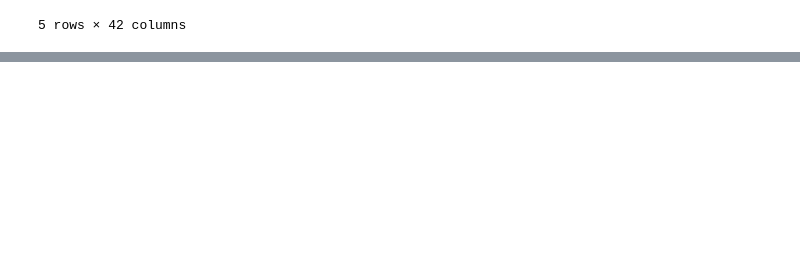
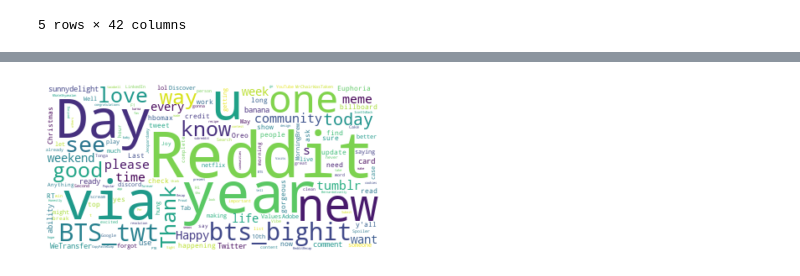
Before and after one commit to ginelledsouza/Twitter_API, a Jupyter notebook: Twitter Analysis.ipynb, the cells around one changed output, grey strips where cells are left out. Saved outputs shown, nothing was run; the diff lists cells and outputs as text; code cells hidden in the pictures; blank space fills up the shorter version.

Commit message:
Analysis

```diff
--- a/Twitter Analysis.ipynb
+++ b/Twitter Analysis.ipynb
@@ -88,0 +91,12 @@ user_analysis['Average Tweets'].plot(kind='bar',colormap=colors[value])
+# %%
+value = randint(0, len(colors)-1)
+
+user_analysis = user.copy()
+
+user_analysis.set_index('User Name',inplace=True,drop=True)
+user_analysis.index.name = "Platform"
+
+user_analysis.sort_values("Average Tweets",inplace=True,ascending=False)
+user_analysis = user_analysis.iloc[:5,:]
+
+user_analysis
@@ -88,0 +111,20 @@ user_analysis['Average Tweets'].plot(kind='bar',colormap=colors[value])
+# %%
+import ast
+import re
+import pandas as pd
+import matplotlib.pyplot as plt
+from wordcloud import WordCloud
+
+x = ast.literal_eval(user_analysis["Tweets"][0])
+x = [re.sub(r'http\S+', '', i) for i in x]
+x = [i.replace("\n","").replace("r/","").strip() for i in x]
+
+text = " ".join(x)
+
+wordcloud = WordCloud(collocations = False, background_color = 'white').generate(text)
+
+plt.imshow(wordcloud, interpolation='bilinear')
+plt.axis("off")
+plt.show()
+# %% [output]
+[figure, added]
```
Also changed, not shown: parts of 5 cells of this notebook.
